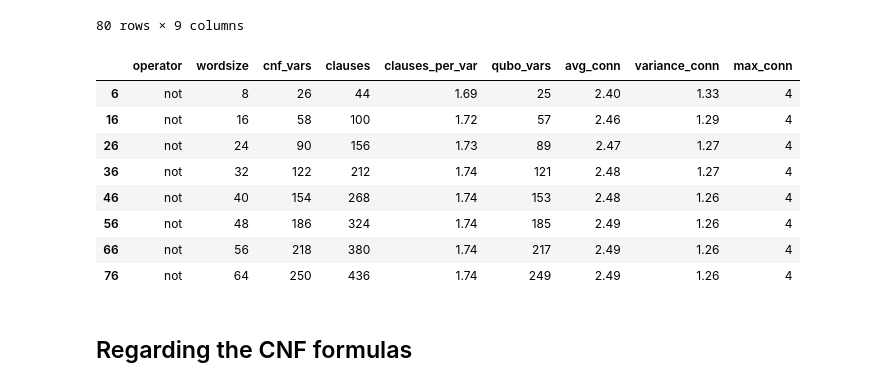
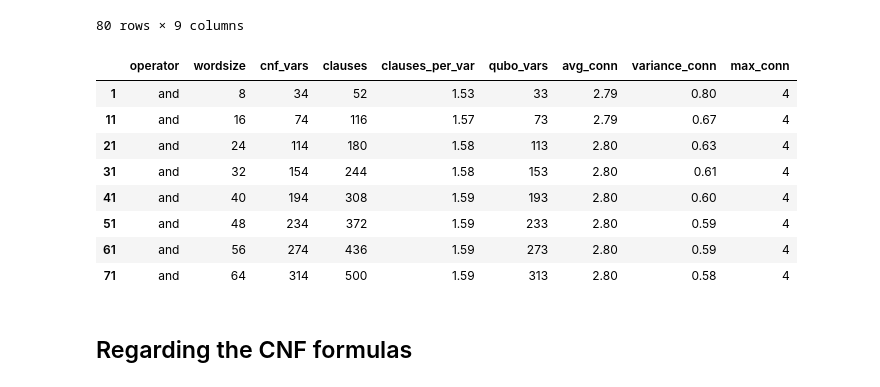
Before and after one commit to smml1996/qa_sat_v2, a Jupyter notebook: unicorn/operators.ipynb, the cells around one changed output. Cells and saved outputs as stored; diff of their text form; code cells hidden in the pictures.

```diff
--- a/unicorn/operators.ipynb
+++ b/unicorn/operators.ipynb
@@ -169,17 +169,17 @@ df
 | 79 | ult | 64 | 449 | 1468 | 3.27 | 577 | 3.98 | 3.32 | 7 |
 80 rows × 9 columns
 # %%
-df[(df.operator=="not")]
+df[(df.operator=="and")]
 # %% [output]
 |  | operator | wordsize | cnf_vars | clauses | clauses_per_var | qubo_vars | avg_conn | variance_conn | max_conn |
-| 6 | not | 8 | 26 | 44 | 1.69 | 25 | 2.40 | 1.33 | 4 |
-| 16 | not | 16 | 58 | 100 | 1.72 | 57 | 2.46 | 1.29 | 4 |
-| 26 | not | 24 | 90 | 156 | 1.73 | 89 | 2.47 | 1.27 | 4 |
-| 36 | not | 32 | 122 | 212 | 1.74 | 121 | 2.48 | 1.27 | 4 |
-| 46 | not | 40 | 154 | 268 | 1.74 | 153 | 2.48 | 1.26 | 4 |
-| 56 | not | 48 | 186 | 324 | 1.74 | 185 | 2.49 | 1.26 | 4 |
-| 66 | not | 56 | 218 | 380 | 1.74 | 217 | 2.49 | 1.26 | 4 |
-| 76 | not | 64 | 250 | 436 | 1.74 | 249 | 2.49 | 1.26 | 4 |
+| 1 | and | 8 | 34 | 52 | 1.53 | 33 | 2.79 | 0.80 | 4 |
+| 11 | and | 16 | 74 | 116 | 1.57 | 73 | 2.79 | 0.67 | 4 |
+| 21 | and | 24 | 114 | 180 | 1.58 | 113 | 2.80 | 0.63 | 4 |
+| 31 | and | 32 | 154 | 244 | 1.58 | 153 | 2.80 | 0.61 | 4 |
+| 41 | and | 40 | 194 | 308 | 1.59 | 193 | 2.80 | 0.60 | 4 |
+| 51 | and | 48 | 234 | 372 | 1.59 | 233 | 2.80 | 0.59 | 4 |
+| 61 | and | 56 | 274 | 436 | 1.59 | 273 | 2.80 | 0.59 | 4 |
+| 71 | and | 64 | 314 | 500 | 1.59 | 313 | 2.80 | 0.58 | 4 |
 # %% [markdown]
 ## Regarding the CNF formulas
 # %%
```
Also changed, not shown: parts of 1 cell of this notebook, 42 other files.
